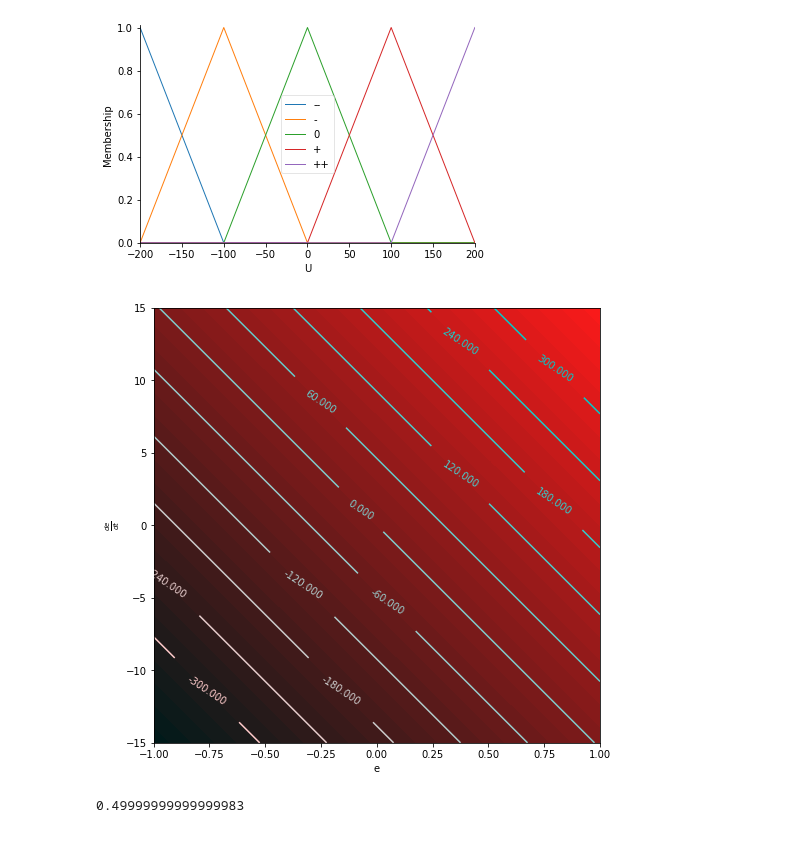
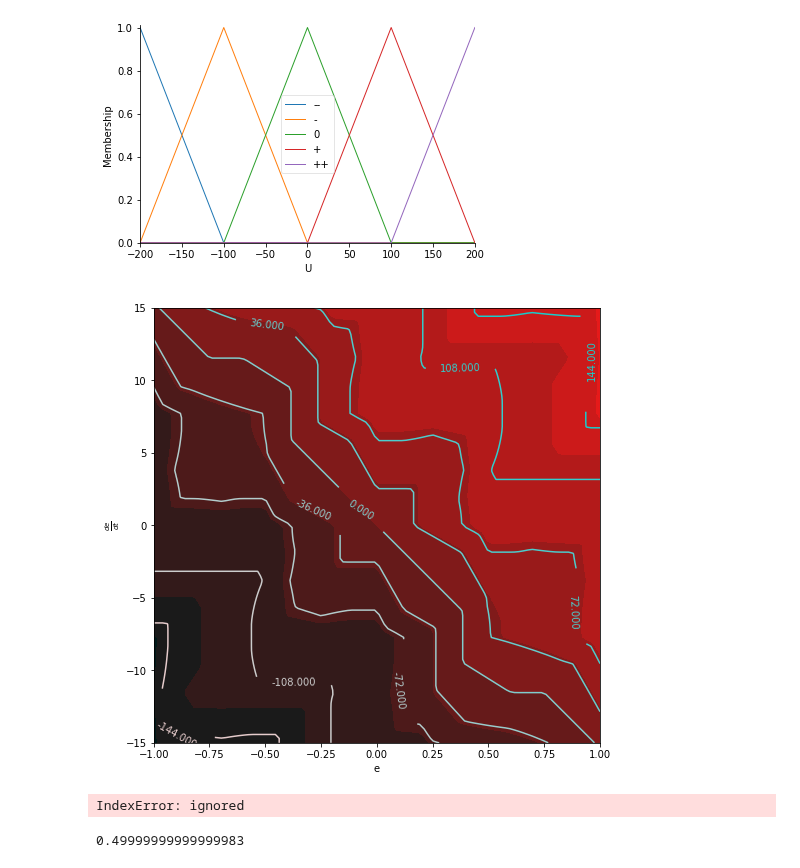
Before and after one commit to dvogureckiy99/Fuzzy, a Jupyter notebook: lab4.ipynb, the cells around one changed output. Cells and saved outputs as stored; diff of their text form; code cells hidden in the pictures.

```diff
--- a/lab4.ipynb
+++ b/lab4.ipynb
@@ -138,11 +138,11 @@ kb=0.5
 kb1=0.5
 kb2=0
 kb3=1
-E[cuant[0]] = fuzz.trimf(E.universe, [E_min*1,E_min*ka1,E_min*0.2])
+E[cuant[0]] = fuzz.trimf(E.universe, [E_min*1,E_min*ka1,E_min*ka])
 E[cuant[1]] = fuzz.trimf(E.universe, [E_min*kb3,E_min*kb1,E_min*kb2])
 E[cuant[2]] = fuzz.trimf(E.universe, [E_min*kb,0,E_max*kb])
 E[cuant[3]] = fuzz.trimf(E.universe, [E_max*kb2,E_max*kb1,E_max*kb3])
-E[cuant[4]] = fuzz.trimf(E.universe, [E_max*0.2,E_max*ka1,E_max*1])
+E[cuant[4]] = fuzz.trimf(E.universe, [E_max*ka,E_max*ka1,E_max*1])
 dE.automf(5,names=names)
 U.automf(5,names=names)
 
@@ -195,49 +195,65 @@ sys_sim = ctrl.ControlSystemSimulation(sys_ctrl)
 [figure]
 [figure]
 [figure]
+# %%
+e, de = np.mgrid[-1:1:100j, -15:15:100j]
+
+# E = kp*e+kd*de
+U=[[]]
+for i in range(len(e)):
+  U1=[]
+  for j in range(len(e[0])):
+    sys_sim.input['E'] = e[i][j] #ошибка по координате
+    sys_sim.input['dE'] = de[i][j]  #ошибка по углу отклонения
+    sys_sim.compute()
+    U1=np.append(U1,sys_sim.output['U'])
+  if i>0:
+    U=np.concatenate((U, [U1]), axis=0)
+  else:
+    U=[U1]
 # %%
-e, de = np.mgrid[-1:1:100j, -15:15:100j]
-
-E = kp*e+kd*de
-
 fig, ax = plt.subplots()
 
 ###  Строим contourf  ###
 #  Задаем количество областей:
-N=20*2+1
-lev_region = np.linspace(-400,400,N)
+N=5*2+1
+lev_region = np.linspace(-200,200,N)
 #  Задаем цвет каждой области:
 color_fill = np.zeros((N, 3))
 color_fill[:, 1:] = 0.1
 color_fill[:, 0] = np.linspace(0, 1, N)
 
-ax.contourf(x, y, E,
+ax.contourf(e, de, U,
             levels = lev_region,
             colors = color_fill)
 
 ###  Строим contour  ###
 #  Задаем количество линий:
 Nl=5*2+1
-lev_line = np.linspace(-300,300,Nl)
+lev_line = np.linspace(-180,180,Nl)
 #  Задаем цвет линий:
 color_line = np.zeros((Nl, 3))
 color_line[:, 1:] = 0.8
 color_line[:, 0] = np.linspace(1, 0, Nl)
 
-CS = ax.contour(x, y, E,
+CS = ax.contour(e, de, U,
                 levels = lev_line,
                 colors = color_line)
 
 ax.clabel(CS)
 
 fig.set_figwidth(8)    #  ширина и
 fig.set_figheight(8)    #  высота "Figure"
 plt.xlabel('e')
 plt.ylabel('$ \\frac{de}{dt}$')
 
 plt.show()
 # %% [output]
-[figure, old version]
+[figure, new version]
+# %%
+U[0][0]
+# %% [output]
+IndexError: ignored
 # %%
 # # Pass inputs to the ControlSystem using Antecedent labels with Pythonic API
 # # Note: if you like passing many inputs all at once, use .inputs(dict_of_data)
```
